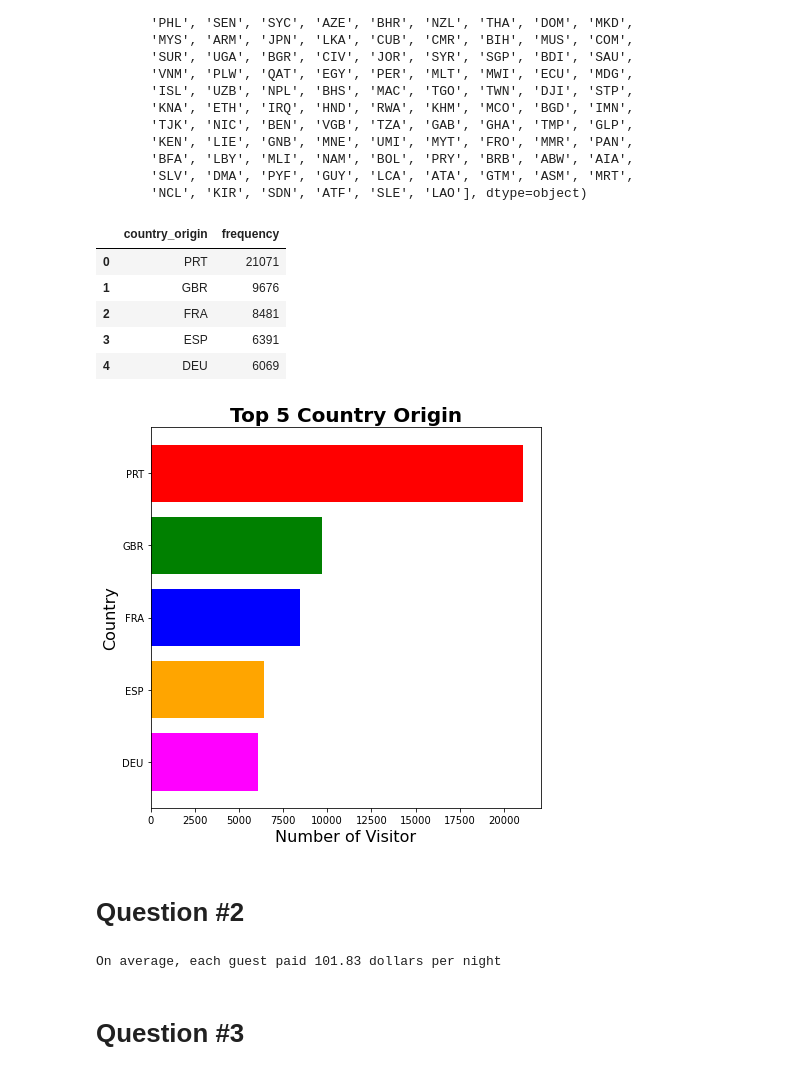
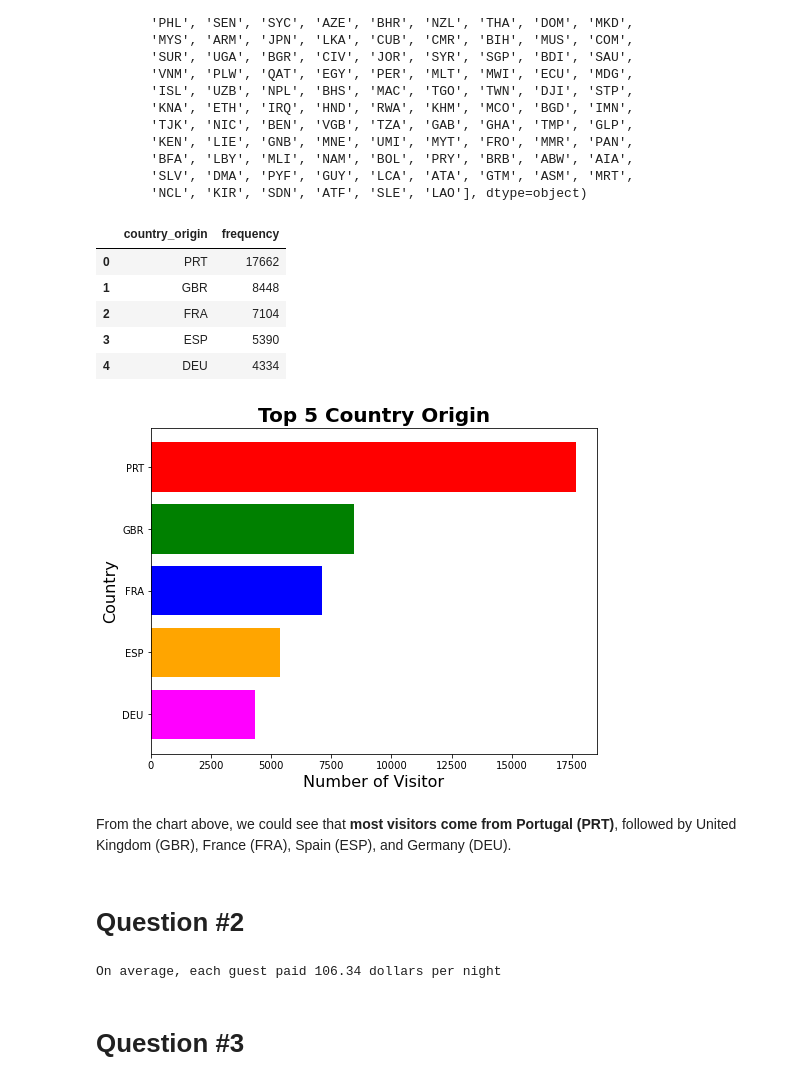
Before and after one commit to wikantyoso/iykra-week3-practicecase, a Jupyter notebook: iykra-week3-basicdataanalysis.ipynb, the cells around one changed output. Cells and saved outputs as stored; diff of their text form; code cells hidden in the pictures.

```diff
--- a/iykra-week3-basicdataanalysis.ipynb
+++ b/iykra-week3-basicdataanalysis.ipynb
@@ -30,7 +21,7 @@ import pandas as pd
 import matplotlib.pyplot as plt
 import numpy as np
 
-data = pd.read_csv('Ritz_Jager_Data.csv')
+data = pd.read_csv('Ritz_Jager_Data.csv').drop_duplicates()
 pd.set_option('display.max_columns', None)
 # %%
 data.head()
@@ -98,24 +89,26 @@ top_country = top_country.sort_values('frequency', ascending = False)[:5].reset_
 top_country
 # %% [output]
 |  | country_origin | frequency |
-| 0 | PRT | 21071 |
-| 1 | GBR | 9676 |
-| 2 | FRA | 8481 |
-| 3 | ESP | 6391 |
-| 4 | DEU | 6069 |
+| 0 | PRT | 17662 |
+| 1 | GBR | 8448 |
+| 2 | FRA | 7104 |
+| 3 | ESP | 5390 |
+| 4 | DEU | 4334 |
 # %%
 #Plotting
 
-fig, ax = plt.subplots()
+fig, ax = plt.subplots(figsize = [8, 6])
 
 ax.barh(top_country['country_origin'], top_country['frequency'], color = ['red', 'green', 'blue', 'orange', 'magenta'])
 ax.set_xlabel('Number of Visitor', fontsize = 16)
 ax.set_ylabel('Country', fontsize = 16)
 ax.set_title('Top 5 Country Origin', fontsize = 20, fontweight = 'bold')
 ax.invert_yaxis()
 plt.show()
 # %% [output]
-[figure, old version]
+[figure, new version]
+# %% [markdown]
+From the chart above, we could see that **most visitors come from Portugal (PRT)**, followed by United Kingdom (GBR), France (FRA), Spain (ESP), and Germany (DEU).
 # %% [markdown]
 # Question #2
 # %%
@@ -125,7 +118,7 @@ avg_adr = data['adr'].mean().round(2)
 
 print('On average, each guest paid', avg_adr, 'dollars per night')
 # %% [output]
-On average, each guest paid 101.83 dollars per night
+On average, each guest paid 106.34 dollars per night
 # %% [markdown]
 # Question #3
 # %%
```
Also changed, not shown: parts of 16 cells of this notebook, 1 other file.
